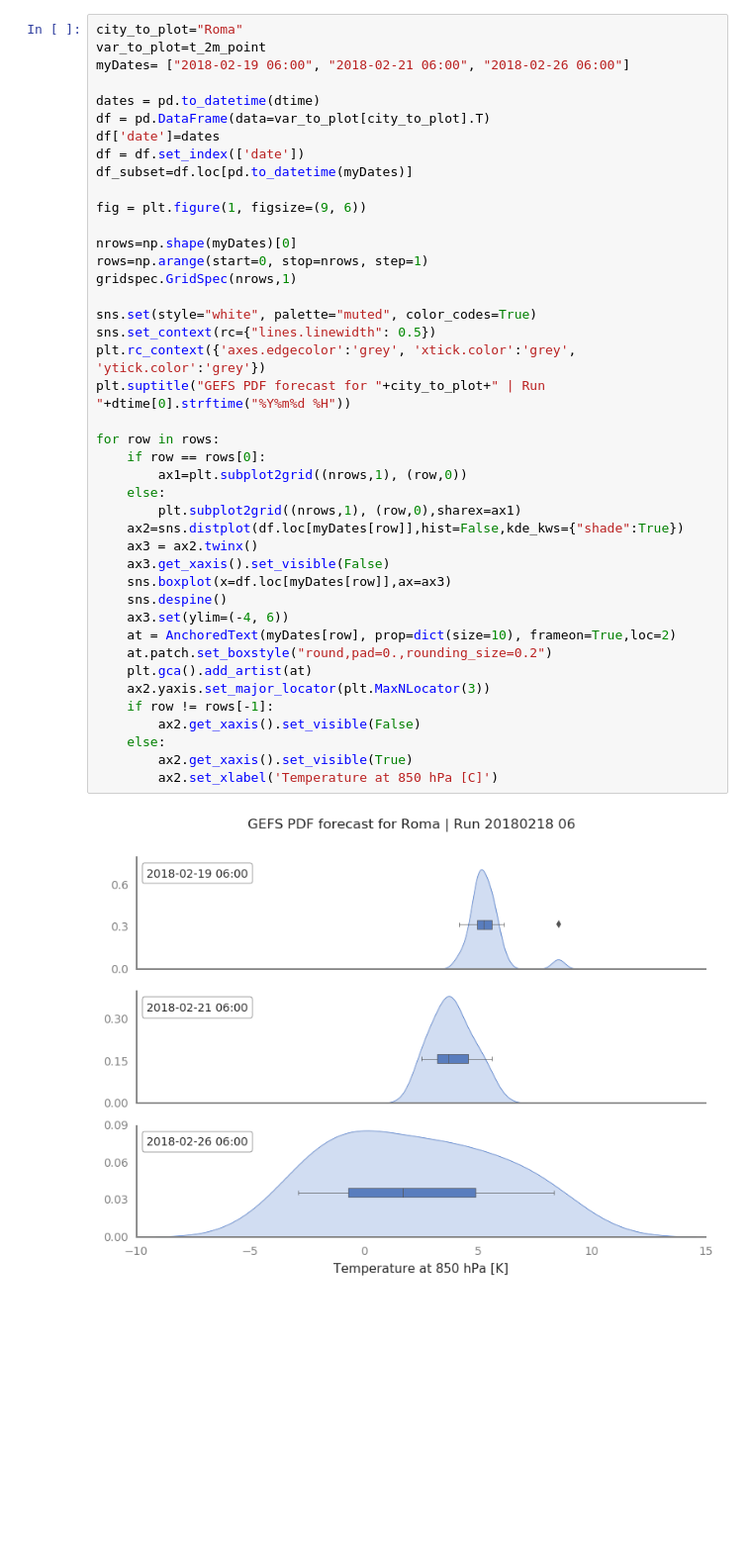
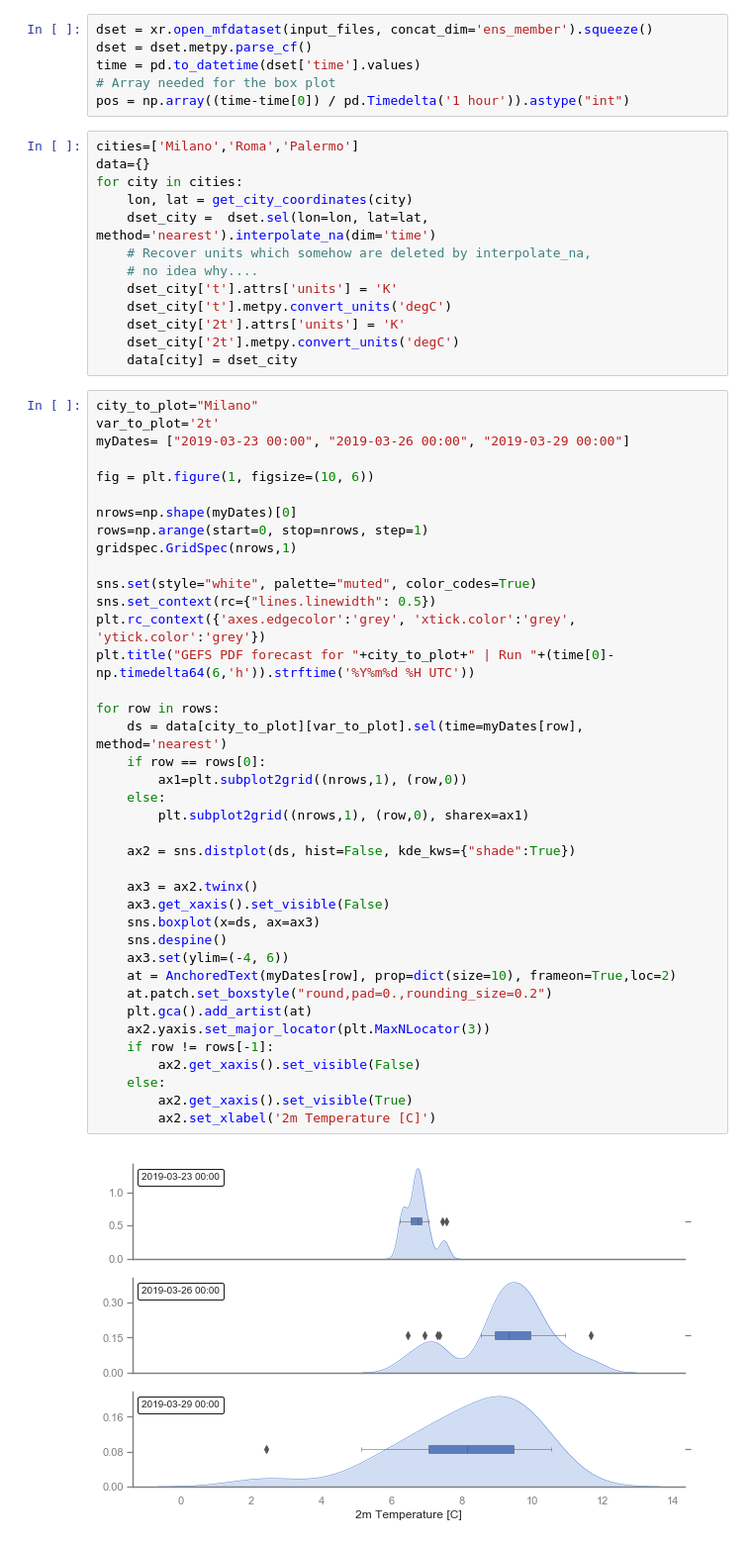
Before and after one commit to guidocioni/gens, a Jupyter notebook: plot_gefs.ipynb, the cells around one changed output. Shown at 99% size. Cells and saved outputs as stored; diff of their text form; blank space fills up the shorter version.

Commit message:
Added script to plot PDFs, cleaned up scripts and folder.

```diff
--- a/plot_gefs.ipynb
+++ b/plot_gefs.ipynb
@@ -136,44 +15,60 @@ for (city_to_plot,latitude,longitude) in cities:
+# %%
+dset = xr.open_mfdataset(input_files, concat_dim='ens_member').squeeze()
+dset = dset.metpy.parse_cf()
+time = pd.to_datetime(dset['time'].values)
+# Array needed for the box plot
+pos = np.array((time-time[0]) / pd.Timedelta('1 hour')).astype("int")
+# %%
+cities=['Milano','Roma','Palermo']
+data={}
+for city in cities:
+    lon, lat = get_city_coordinates(city)
+    dset_city =  dset.sel(lon=lon, lat=lat, method='nearest').interpolate_na(dim='time')
+    # Recover units which somehow are deleted by interpolate_na,
+    # no idea why....
+    dset_city['t'].attrs['units'] = 'K'
+    dset_city['t'].metpy.convert_units('degC')
+    dset_city['2t'].attrs['units'] = 'K'
+    dset_city['2t'].metpy.convert_units('degC')
+    data[city] = dset_city
 # %%
-city_to_plot="Roma"
-var_to_plot=t_2m_point
-myDates= ["2018-02-19 06:00", "2018-02-21 06:00", "2018-02-26 06:00"]
+city_to_plot="Milano"
+var_to_plot='2t'
+myDates= ["2019-03-23 00:00", "2019-03-26 00:00", "2019-03-29 00:00"]
 
-dates = pd.to_datetime(dtime)
-df = pd.DataFrame(data=var_to_plot[city_to_plot].T)
-df['date']=dates
-df = df.set_index(['date'])
-df_subset=df.loc[pd.to_datetime(myDates)]
-
-fig = plt.figure(1, figsize=(9, 6))
+fig = plt.figure(1, figsize=(10, 6))
 
 nrows=np.shape(myDates)[0]
 rows=np.arange(start=0, stop=nrows, step=1)
 gridspec.GridSpec(nrows,1)
 
 sns.set(style="white", palette="muted", color_codes=True)
 sns.set_context(rc={"lines.linewidth": 0.5})
 plt.rc_context({'axes.edgecolor':'grey', 'xtick.color':'grey', 'ytick.color':'grey'})
-plt.suptitle("GEFS PDF forecast for "+city_to_plot+" | Run "+dtime[0].strftime("%Y%m%d %H"))
+plt.title("GEFS PDF forecast for "+city_to_plot+" | Run "+(time[0]-np.timedelta64(6,'h')).strftime('%Y%m%d %H UTC'))
 
 for row in rows:
+    ds = data[city_to_plot][var_to_plot].sel(time=myDates[row], method='nearest')
     if row == rows[0]:
         ax1=plt.subplot2grid((nrows,1), (row,0))
     else:
-        plt.subplot2grid((nrows,1), (row,0),sharex=ax1)
-    ax2=sns.distplot(df.loc[myDates[row]],hist=False,kde_kws={"shade":True})
+        plt.subplot2grid((nrows,1), (row,0), sharex=ax1)
+
+    ax2 = sns.distplot(ds, hist=False, kde_kws={"shade":True})
+
     ax3 = ax2.twinx()
     ax3.get_xaxis().set_visible(False)
-    sns.boxplot(x=df.loc[myDates[row]],ax=ax3)
+    sns.boxplot(x=ds, ax=ax3)
     sns.despine()
     ax3.set(ylim=(-4, 6))
     at = AnchoredText(myDates[row], prop=dict(size=10), frameon=True,loc=2)
     at.patch.set_boxstyle("round,pad=0.,rounding_size=0.2")
     plt.gca().add_artist(at)
     ax2.yaxis.set_major_locator(plt.MaxNLocator(3))
     if row != rows[-1]:
         ax2.get_xaxis().set_visible(False)
     else:
         ax2.get_xaxis().set_visible(True)
-        ax2.set_xlabel('Temperature at 850 hPa [C]')
+        ax2.set_xlabel('2m Temperature [C]')
 # %% [output]
-[figure, old version]
+[figure, new version]
```
Also changed, not shown: parts of 12 cells of this notebook, 5 other files.
